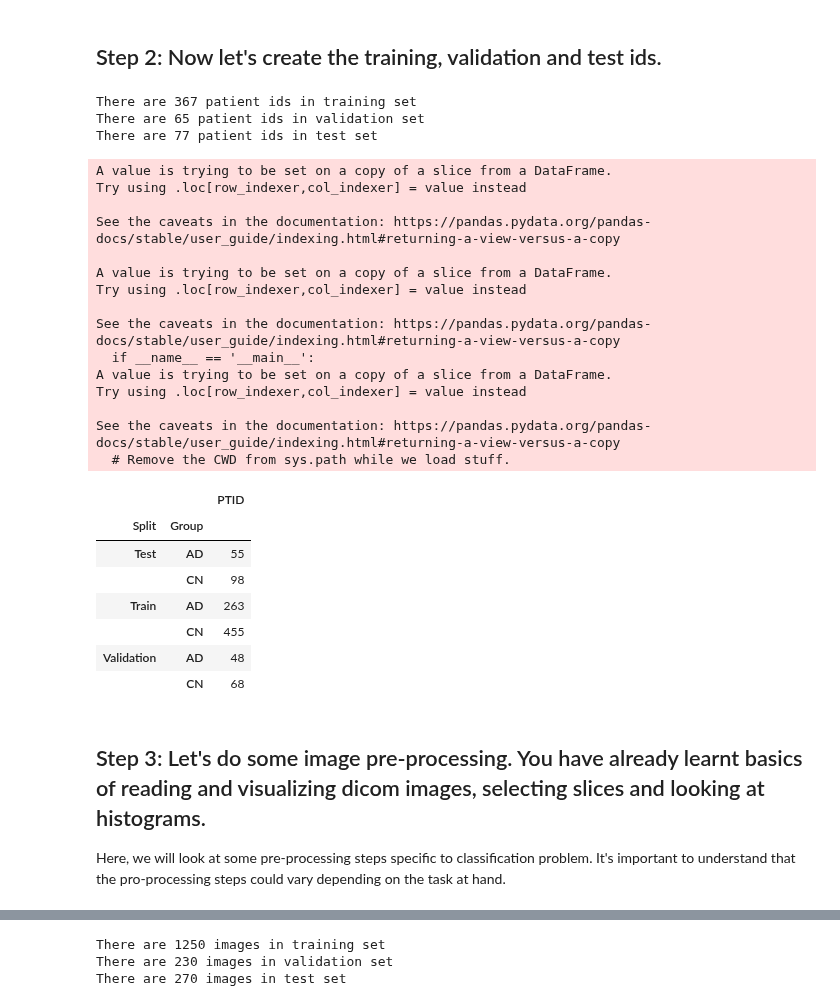
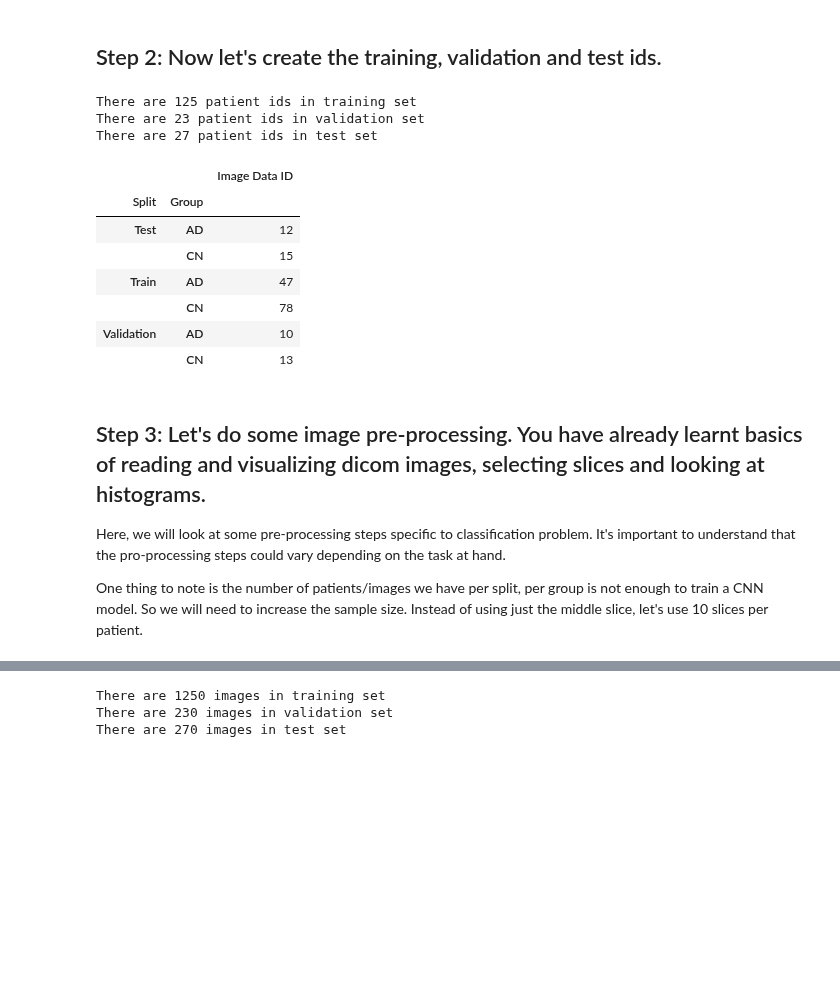
Before and after one commit to julclu/CSC509, a Jupyter notebook: Module1/Module1_NB3_ADNI_ADClassification.ipynb, the cells around one changed output, grey strips where cells are left out. Drawn from its saved outputs; the diff is of its cells as text; code cells hidden in the pictures; blank space fills up the shorter version.

```diff
--- a/Module1/Module1_NB3_ADNI_ADClassification.ipynb
+++ b/Module1/Module1_NB3_ADNI_ADClassification.ipynb
@@ -121,8 +109,0 @@ data_status.head()
-# %%
-# Merge the 2 dataframes
-'''
-df_merge = pd.merge(data_df, data_status, on = "PTID", how = 'inner')
-print(len(df_merge))
-data_df = df_merge
-data_df.head()
-'''
@@ -145,9 +123,9 @@ array(['CN', 'MCI', 'LMCI', 'EMCI', 'AD', 'SMC'], dtype=object)
 - SMC : Significant memory concerns
 # %%
 # We will train a binary classifier for CN v/s AD, so let's filter for these values of the column Group.
-data_df = data_df[['Image Data ID', 'FILEPATH_MIDDLE_SLICES', 'Group' ]]
+data_df = data_df[['Image Data ID', 'FILEPATH_MIDDLE_SLICES', 'FOLDERPATH_MIDDLE_SLICES', 'Group' ]]
 data_df_filt = data_df[data_df['Group'].isin(['AD', 'CN'])].reset_index(drop = True)
-#data_df_filt = data_df[['PTID', 'FILEPATH_FDGPET_DICOM_FOLDER', 'Group' ]]
+
 
 print("Number of patient ids:", len(data_df_filt))
 data_df_filt.head()
@@ -172,8 +149,7 @@ data_df_filt[['Image Data ID', 'Group']].groupby(by = 'Group').count()
 ## Step 2: Now let's create the training, validation and test ids.
 # %%
 # Split into training, validation set and test set
-#ids = data_df_filt['Image Data ID'].unique()
-ids = data_df_filt['PTID'].unique()
+ids = data_df_filt['Image Data ID'].unique()
 
 # Here we have selected the size of test set as 15 %
 train_ids, test_ids = train_test_split(ids,test_size=0.15)
@@ -185,50 +161,31 @@ print(f'There are {len(train_ids)} patient ids in training set')
 print(f'There are {len(val_ids)} patient ids in validation set')
 print(f'There are {len(test_ids)} patient ids in test set')
 # %% [output]
-There are 367 patient ids in training set
-There are 65 patient ids in validation set
-There are 77 patient ids in test set
+There are 125 patient ids in training set
+There are 23 patient ids in validation set
+There are 27 patient ids in test set
 # %%
 # Let's check the number of CN and AD patients in the splits. We want our splits to be balanced.
-#data_df_filt['Split'] = np.where(data_df_filt['Image Data ID'].isin(train_ids), 'Train', '')
-#data_df_filt['Split'] = np.where(data_df_filt['Image Data ID'].isin(val_ids), 'Validation', data_df_filt['Split'])
-#data_df_filt['Split'] = np.where(data_df_filt['Image Data ID'].isin(test_ids), 'Test', data_df_filt['Split'])
+data_df_filt['Split'] = np.where(data_df_filt['Image Data ID'].isin(train_ids), 'Train', '')
+data_df_filt['Split'] = np.where(data_df_filt['Image Data ID'].isin(val_ids), 'Validation', data_df_filt['Split'])
+data_df_filt['Split'] = np.where(data_df_filt['Image Data ID'].isin(test_ids), 'Test', data_df_filt['Split'])
 
-#data_df_filt[['Image Data ID', 'Group', 'Split']].groupby(by = ['Split', 'Group']).count()
-
-data_df_filt['Split'] = np.where(data_df_filt['PTID'].isin(train_ids), 'Train', '')
-data_df_filt['Split'] = np.where(data_df_filt['PTID'].isin(val_ids), 'Validation', data_df_filt['Split'])
-data_df_filt['Split'] = np.where(data_df_filt['PTID'].isin(test_ids), 'Test', data_df_filt['Split'])
-
-data_df_filt[['PTID', 'Group', 'Split']].groupby(by = ['Split', 'Group']).count()
+data_df_filt[['Image Data ID', 'Group', 'Split']].groupby(by = ['Split', 'Group']).count()
 # %% [output]
-A value is trying to be set on a copy of a slice from a DataFrame.
-Try using .loc[row_indexer,col_indexer] = value instead
-
-See the caveats in the documentation: https://pandas.pydata.org/pandas-docs/stable/user_guide/indexing.html#returning-a-view-versus-a-copy
-
-A value is trying to be set on a copy of a slice from a DataFrame.
-Try using .loc[row_indexer,col_indexer] = value instead
-
-See the caveats in the documentation: https://pandas.pydata.org/pandas-docs/stable/user_guide/indexing.html#returning-a-view-versus-a-copy
-  if __name__ == '__main__':
-A value is trying to be set on a copy of a slice from a DataFrame.
-Try using .loc[row_indexer,col_indexer] = value instead
-
-See the caveats in the documentation: https://pandas.pydata.org/pandas-docs/stable/user_guide/indexing.html#returning-a-view-versus-a-copy
-  # Remove the CWD from sys.path while we load stuff.
-|  |  | PTID |
+|  |  | Image Data ID |
 | Split | Group |  |
-| Test | AD | 55 |
-|  | CN | 98 |
-| Train | AD | 263 |
-|  | CN | 455 |
-| Validation | AD | 48 |
-|  | CN | 68 |
+| Test | AD | 12 |
+|  | CN | 15 |
+| Train | AD | 47 |
+|  | CN | 78 |
+| Validation | AD | 10 |
+|  | CN | 13 |
 # %% [markdown]
 ## Step 3: Let's do some image pre-processing. You have already learnt basics of reading and visualizing dicom images, selecting slices and looking at histograms.
 
 Here, we will look at some pre-processing steps specific to classification problem. It's important to understand that the pro-processing steps could vary depending on the task at hand.
+
+One thing to note is the number of patients/images we have per split, per group is not enough to train a CNN model. So we will need to increase the sample size. Instead of using just the middle slice, let's use 10 slices per patient.
 # %%
 # Let's create a function to normalize the image between -1 and 1 and change label to 0 and 1
 def normalize(image, label, percentile = 0.001,
```
Also changed, not shown: parts of 56 cells of this notebook.
